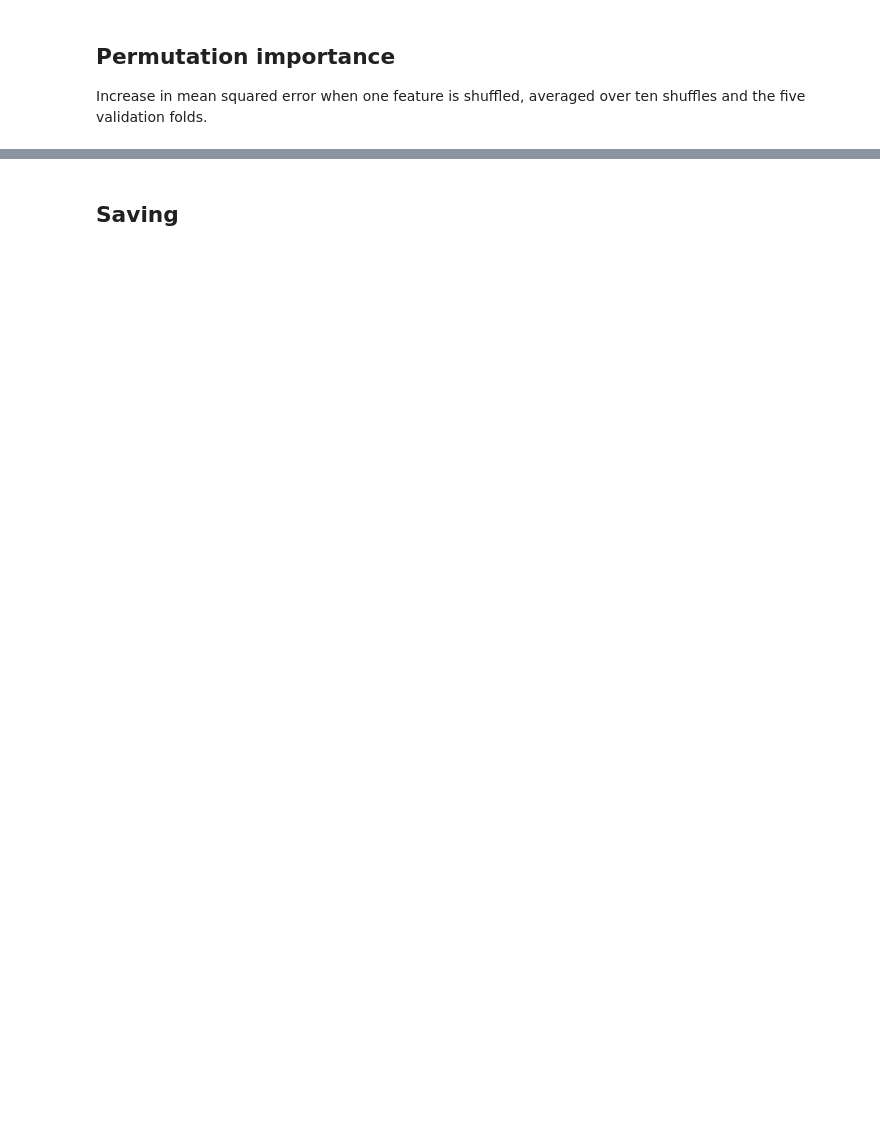
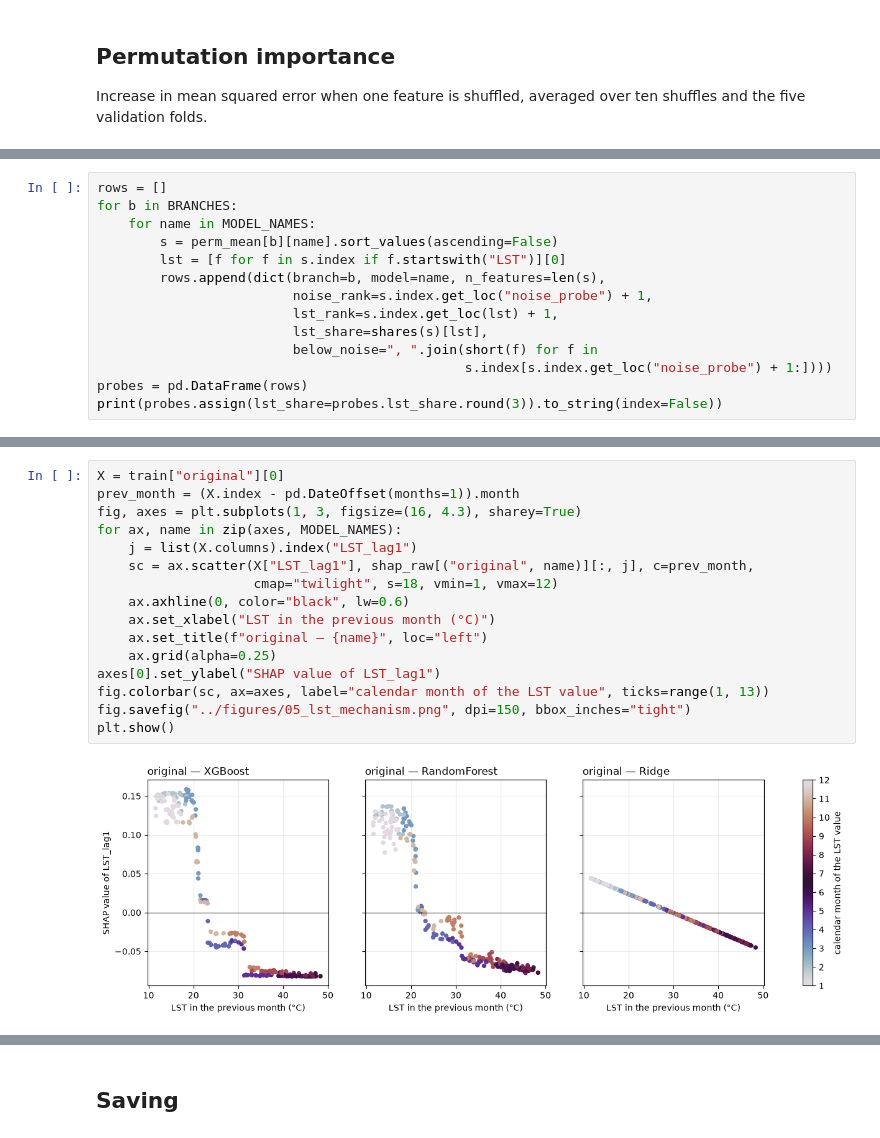
Before and after one commit to ilyesskhayati/olive-ndvi-xai-comparison, a Jupyter notebook: notebooks/05_attribution.ipynb, the cells around one changed output, grey strips where cells are left out. Drawn from its saved outputs; the diff is of its cells as text; blank space fills up the shorter version.

```diff
--- a/notebooks/05_attribution.ipynb
+++ b/notebooks/05_attribution.ipynb
@@ -434,0 +361,14 @@ plt.show()
+# %%
+rows = []
+for b in BRANCHES:
+    for name in MODEL_NAMES:
+        s = perm_mean[b][name].sort_values(ascending=False)
+        lst = [f for f in s.index if f.startswith("LST")][0]
+        rows.append(dict(branch=b, model=name, n_features=len(s),
+                         noise_rank=s.index.get_loc("noise_probe") + 1,
+                         lst_rank=s.index.get_loc(lst) + 1,
+                         lst_share=shares(s)[lst],
+                         below_noise=", ".join(short(f) for f in
+                                               s.index[s.index.get_loc("noise_probe") + 1:])))
+probes = pd.DataFrame(rows)
+print(probes.assign(lst_share=probes.lst_share.round(3)).to_string(index=False))
@@ -434,0 +493,18 @@ plt.show()
+# %%
+X = train["original"][0]
+prev_month = (X.index - pd.DateOffset(months=1)).month
+fig, axes = plt.subplots(1, 3, figsize=(16, 4.3), sharey=True)
+for ax, name in zip(axes, MODEL_NAMES):
+    j = list(X.columns).index("LST_lag1")
+    sc = ax.scatter(X["LST_lag1"], shap_raw[("original", name)][:, j], c=prev_month,
+                    cmap="twilight", s=18, vmin=1, vmax=12)
+    ax.axhline(0, color="black", lw=0.6)
+    ax.set_xlabel("LST in the previous month (°C)")
+    ax.set_title(f"original — {name}", loc="left")
+    ax.grid(alpha=0.25)
+axes[0].set_ylabel("SHAP value of LST_lag1")
+fig.colorbar(sc, ax=axes, label="calendar month of the LST value", ticks=range(1, 13))
+fig.savefig("../figures/05_lst_mechanism.png", dpi=150, bbox_inches="tight")
+plt.show()
+# %% [output]
+[figure, added]
```
Also changed, not shown: parts of 34 cells of this notebook, 26 other files.
